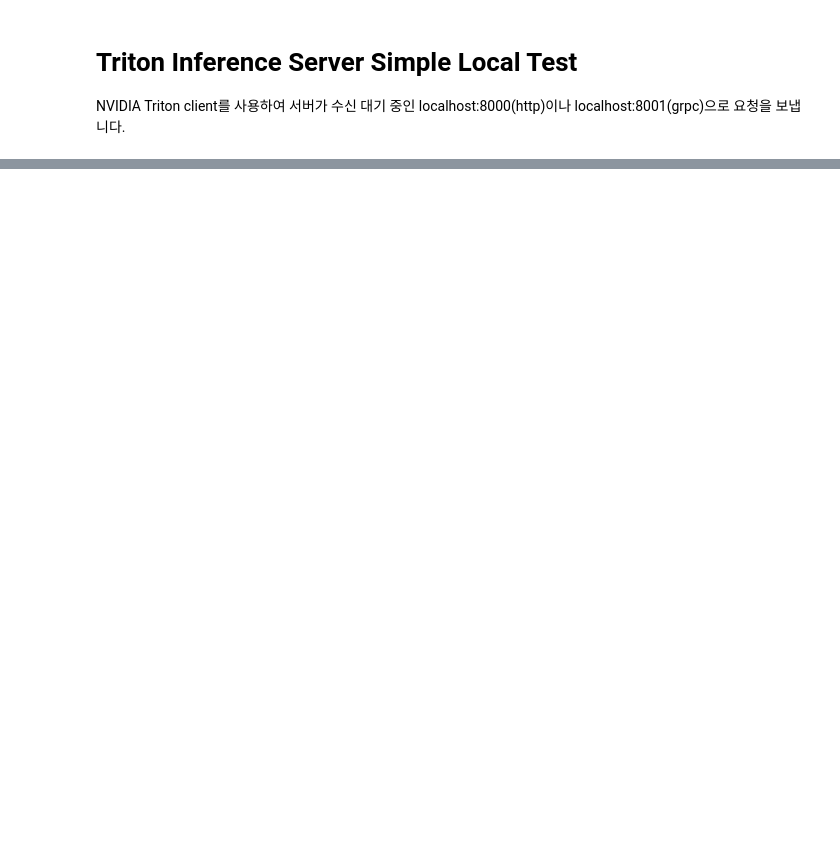
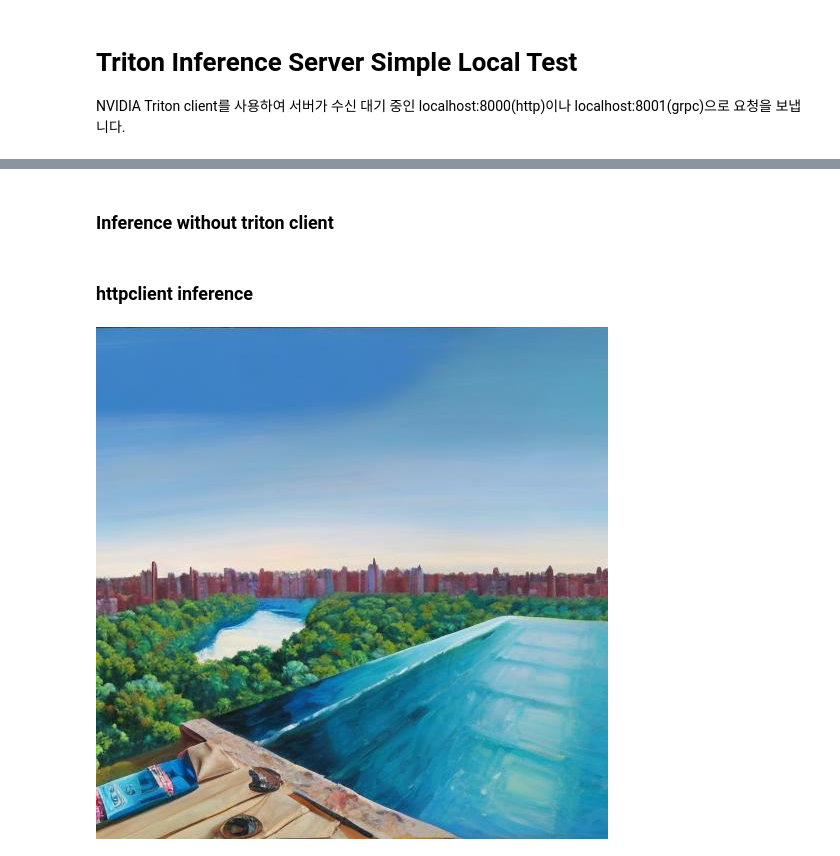
Before and after one commit to daekeun-ml/triton-multi-model-endpoint, a Jupyter notebook: 2_simple-test-tritonclient.ipynb, the cells around one changed output, grey strips where cells are left out. Drawn from its saved outputs; the diff is of its cells as text; code cells hidden in the pictures; blank space fills up the shorter version.

```diff
--- a/2_simple-test-tritonclient.ipynb
+++ b/2_simple-test-tritonclient.ipynb
@@ -172,0 +250,15 @@ Wall time: 3.9 s
+# %%
+inputs = dict(
+    prompt="highly detailed oil painting of an inifinity pool overlooking central park",
+    image=input_image,
+    gen_args=json.dumps(dict(num_inference_steps=50, strength=0.8)),
+)
+
+payload = {
+    "inputs": [
+        {"name": name, "shape": [1, 1], "datatype": "BYTES", "data": [data]}
+        for name, data in inputs.items()
+    ]
+}
+# %% [markdown]
+### Inference without triton client
@@ -172,0 +267,20 @@ Wall time: 3.9 s
+# %% [markdown]
+### httpclient inference
+# %%
+original_image = output_image
+input_image = encode_image(original_image).decode("utf-8")
+
+inputs, outputs = get_sample_binary_httpclient(payload)
+# %%
+results = triton_client.infer(
+    MODEL_DICT["DEPTH"],
+    inputs,
+    outputs=outputs,
+    headers=None
+)
+
+output_encoded = results.as_numpy('generated_image')
+output_image = decode_image(output_encoded[0].decode('utf-8'))
+display(output_image)
+# %% [output]
+[figure, added]
```
Also changed, not shown: parts of 39 cells of this notebook.
